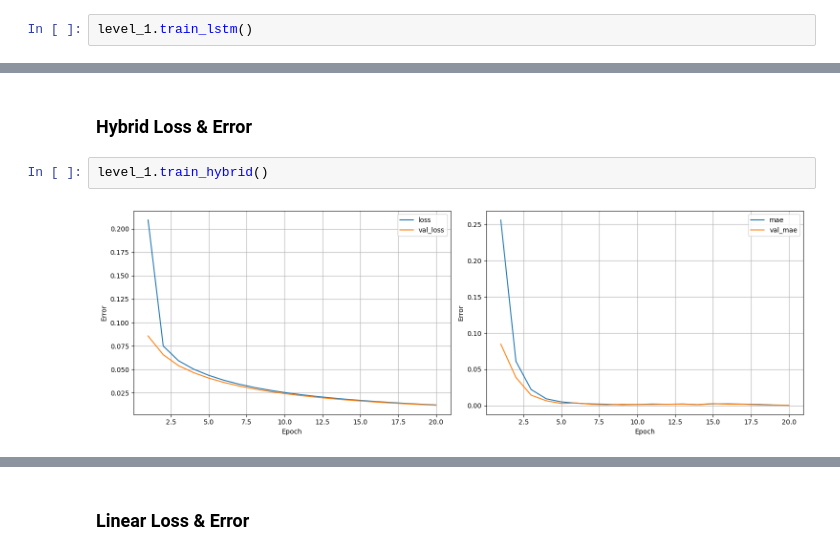
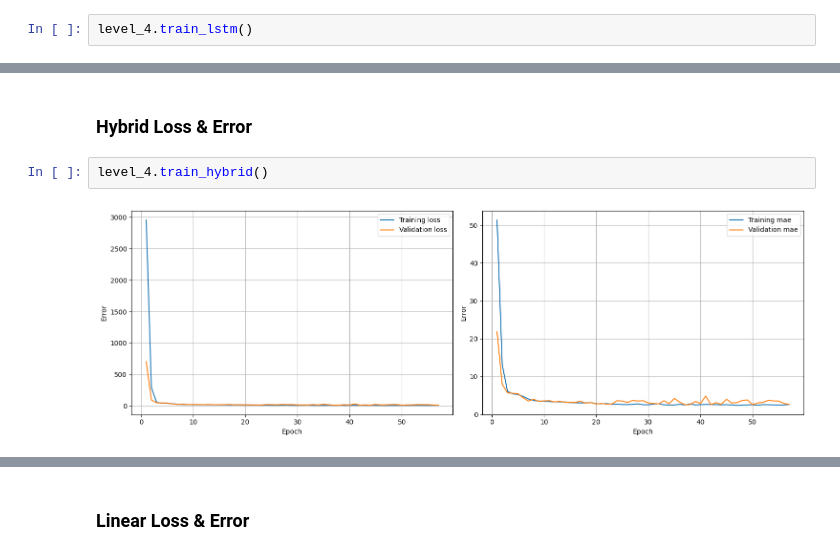
Before and after one commit to davidspector67/weather_predictor, a Jupyter notebook: project_lstm.ipynb, the cells around one changed output, grey strips where cells are left out. Cells and saved outputs as stored; diff of their text form.

```diff
--- a/project_lstm.ipynb
+++ b/project_lstm.ipynb
@@ -1005,5 +1005,5 @@ We expect the same pattern as above but slightly more accurate
 # %% [markdown]
 ### LSTM Loss & Error
 # %%
-level_1.train_lstm()
+level_4.train_lstm()
 # %% [output]
@@ -1013,6 +1015,6 @@ MSE of test data: 534.12548828125
 # %% [markdown]
 ### Hybrid Loss & Error
 # %%
-level_1.train_hybrid()
+level_4.train_hybrid()
 # %% [output]
-[figure, old version]
+[figure, new version]
```
Also changed, not shown: parts of 7 cells of this notebook.
